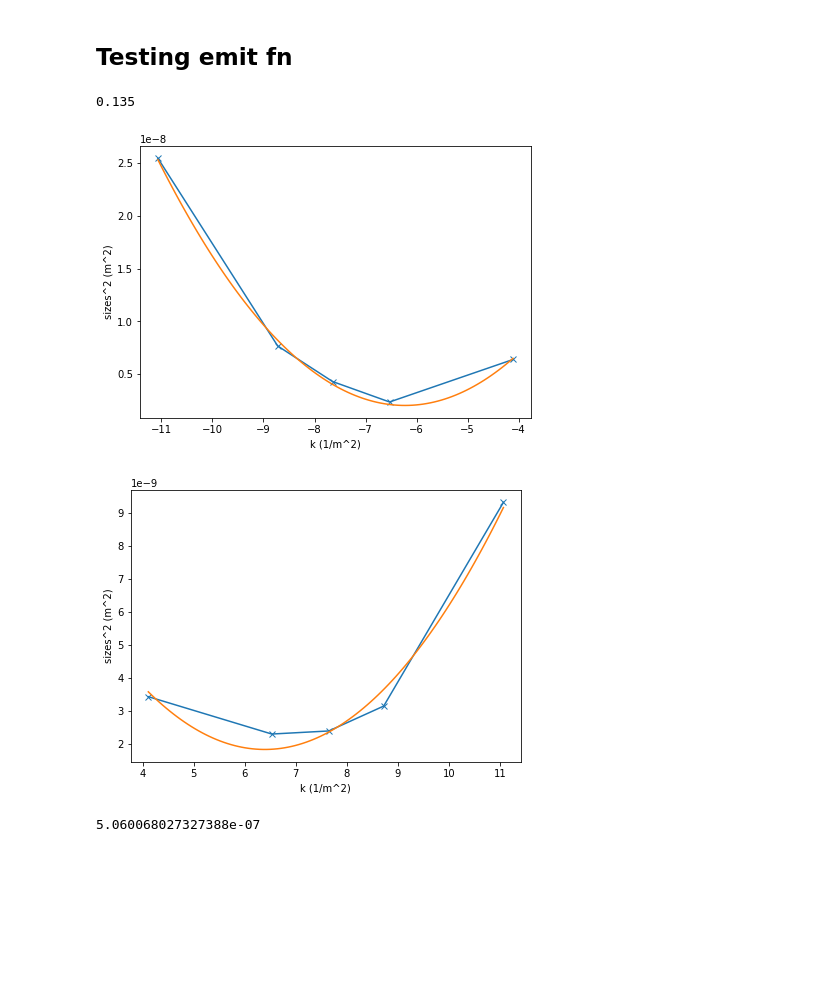
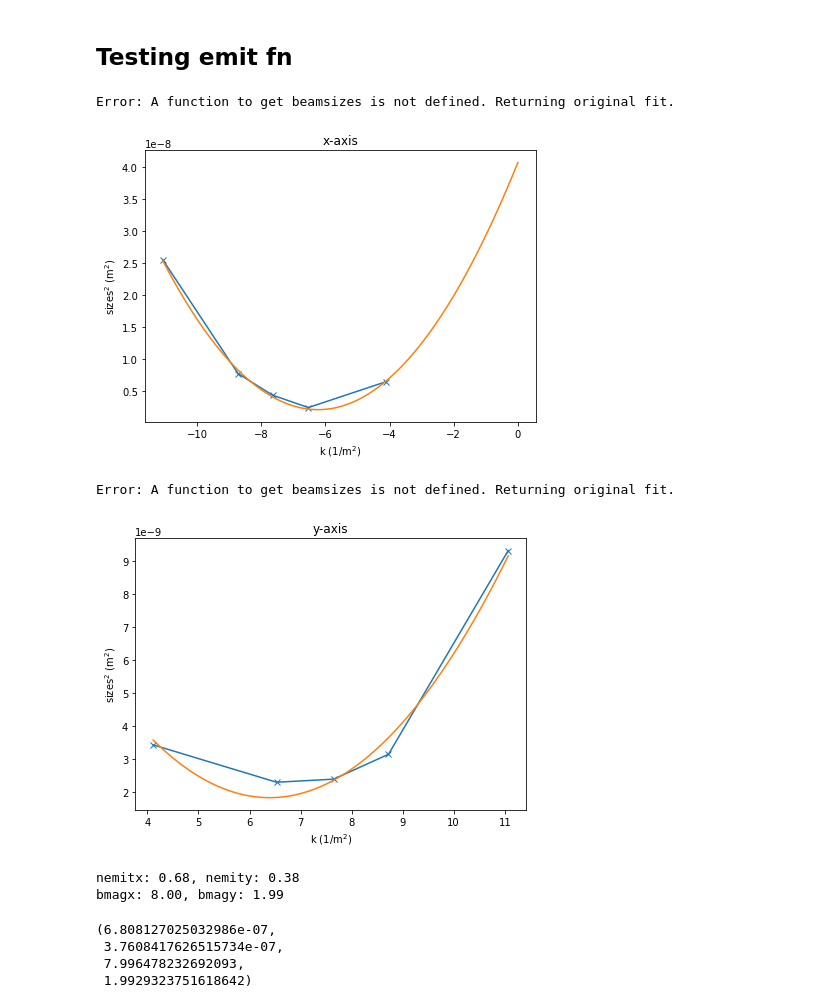
Before and after one commit to slaclab/lcls_emit, a Jupyter notebook: inj_emittance_tool_test.ipynb, the cells around one changed output. Saved outputs shown, nothing was run; the diff lists cells and outputs as text; code cells hidden in the pictures; blank space fills up the shorter version.

Commit message:
added new emit fn and updated associated files. Small correction to fitting errors.

```diff
--- a/inj_emittance_tool_test.ipynb
+++ b/inj_emittance_tool_test.ipynb
@@ -83,16 +85,21 @@ yrms_profmon = caget('OTRS:IN20:571:YRMS')
 # %% [markdown]
 ## Testing emit fn
 # %%
-energy
+energy = 0.135
-# %% [output]
-0.135
 # %%
 quad = [-5.38210006, -4.24154984, -3.71824052, -3.17573903, -1.99949716]
 xrms = [1.59568569e-04, 8.75908038e-05, 6.55396626e-05, 4.85704395e-05, 7.99284069e-05]
 yrms = [9.65669677e-05, 5.61440470e-05, 4.89721770e-05, 4.80127438e-05, 5.86293035e-05]
 # %%
-get_normemit(energy, quad, xrms, yrms, show_plots=True)
+get_normemit(energy, quad, quad, xrms, yrms, adapt_ranges=True, num_points=5, show_plots=True)
 # %% [output]
+Error: A function to get beamsizes is not defined. Returning original fit.
-[figure, old version]
+[figure, new version]
+Error: A function to get beamsizes is not defined. Returning original fit.
-[figure, old version]
+[figure, new version]
-5.060068027327388e-07
+nemitx: 0.68, nemity: 0.38
+bmagx: 8.00, bmagy: 1.99
+(6.808127025032986e-07,
+ 3.7608417626515734e-07,
+ 7.996478232692093,
+ 1.9929323751618642)
```
Also changed, not shown: parts of 2 cells of this notebook, 50 other files.
